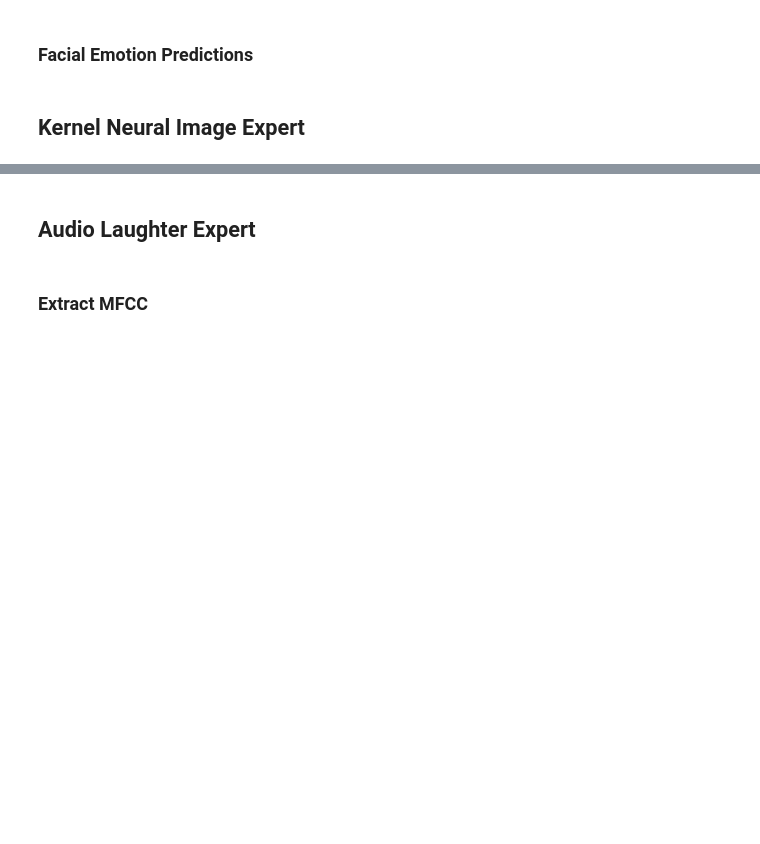
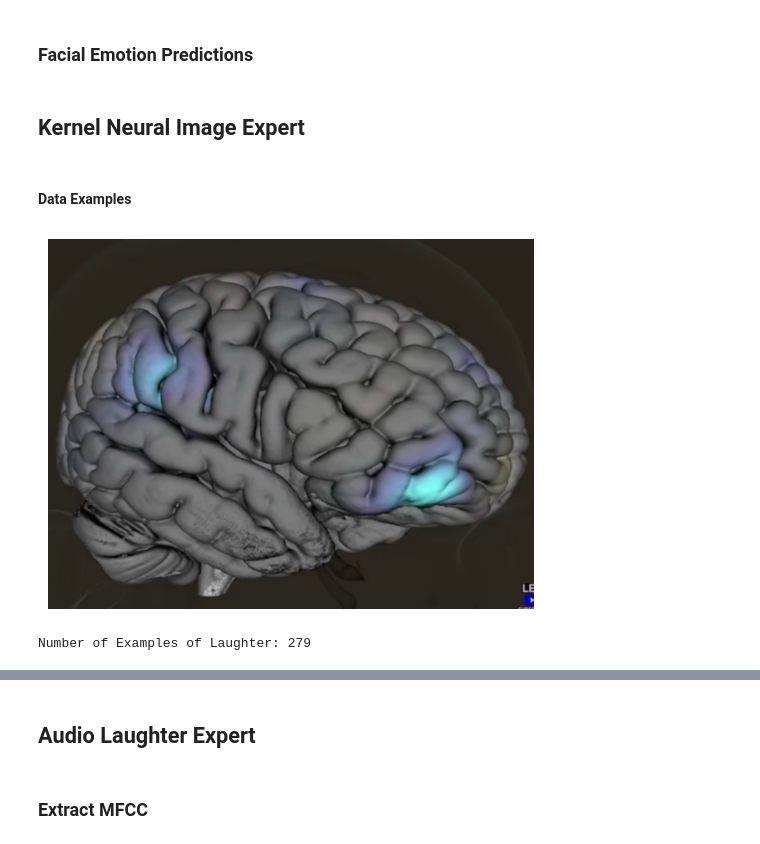
Before and after one commit to efwoods/kernel-brain-data, a Jupyter notebook: notebooks/lex-only-training-data.ipynb, the cells around one changed output, grey strips where cells are left out. Drawn from its saved outputs; the diff is of its cells as text; code cells hidden in the pictures; blank space fills up the shorter version.

```diff
--- a/notebooks/lex-only-training-data.ipynb
+++ b/notebooks/lex-only-training-data.ipynb
@@ -356,3 +569,13 @@ def predict_laughter(image_path, model):
 print(predict_laughter("test_laugh.jpg", model))
 # %% [markdown]
 ## Kernel Neural Image Expert
+# %% [markdown]
+#### Data Examples
+# %%
+plt.imshow(lex_brain_laughter_only_np[0])
+plt.axis('off')
+plt.show()
+print(f"Number of Examples of Laughter: {len(lex_brain_laughter_only_np)}")
+# %% [output]
+[figure, added]
+Number of Examples of Laughter: 279
```
Also changed, not shown: parts of 15 cells of this notebook.
